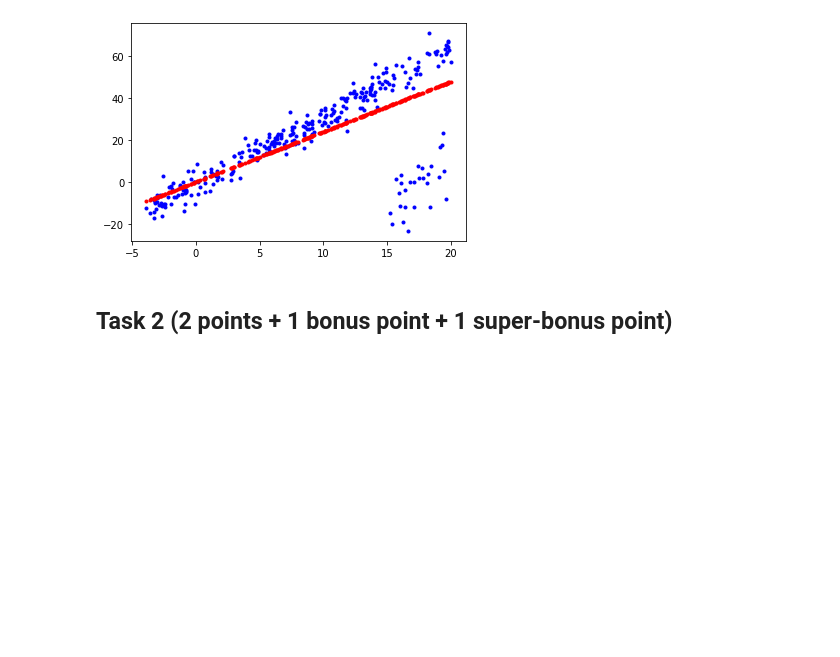
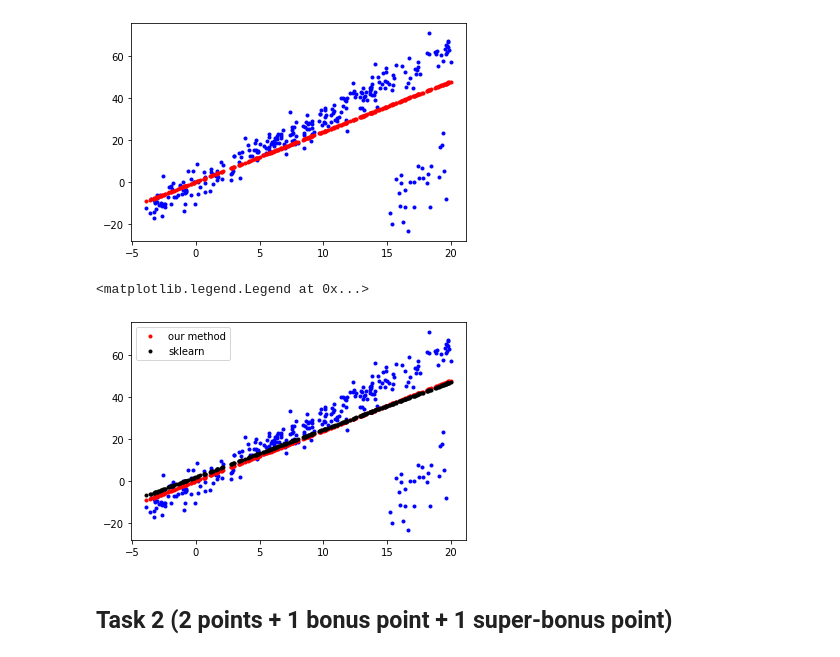
Before and after one commit to Majid-Sohrabi/MLDM-2021-HSE, a Jupyter notebook: Week 02/MLDM_2021_HW2&3.ipynb, the cells around one changed output. Cells and saved outputs as stored; diff of their text form; code cells hidden in the pictures; blank space fills up the shorter version.

```diff
--- a/Week 02/MLDM_2021_HW2&3.ipynb
+++ b/Week 02/MLDM_2021_HW2&3.ipynb
@@ -81,6 +81,18 @@ plt.scatter(X, y, marker=".", color="b")
 [figure]
 <matplotlib.collections.PathCollection at 0x...>
 [figure]
+# %%
+from sklearn.linear_model import LinearRegression
+
+lr = LinearRegression().fit(X,y)
+p = lr.predict(X)
+plt.plot(X, X * t1 + t0, '.r')
+plt.plot(X, p, '.k')
+plt.scatter(X, y, marker=".", color="b")
+plt.legend(['our method', 'sklearn'])
+# %% [output]
+<matplotlib.legend.Legend at 0x...>
+[figure, added]
 # %% [markdown]
 ## Task 2 (2 points + 1 bonus point + 1 super-bonus point)
 # %% [markdown]
```
Also changed, not shown: parts of 1 cell of this notebook.
